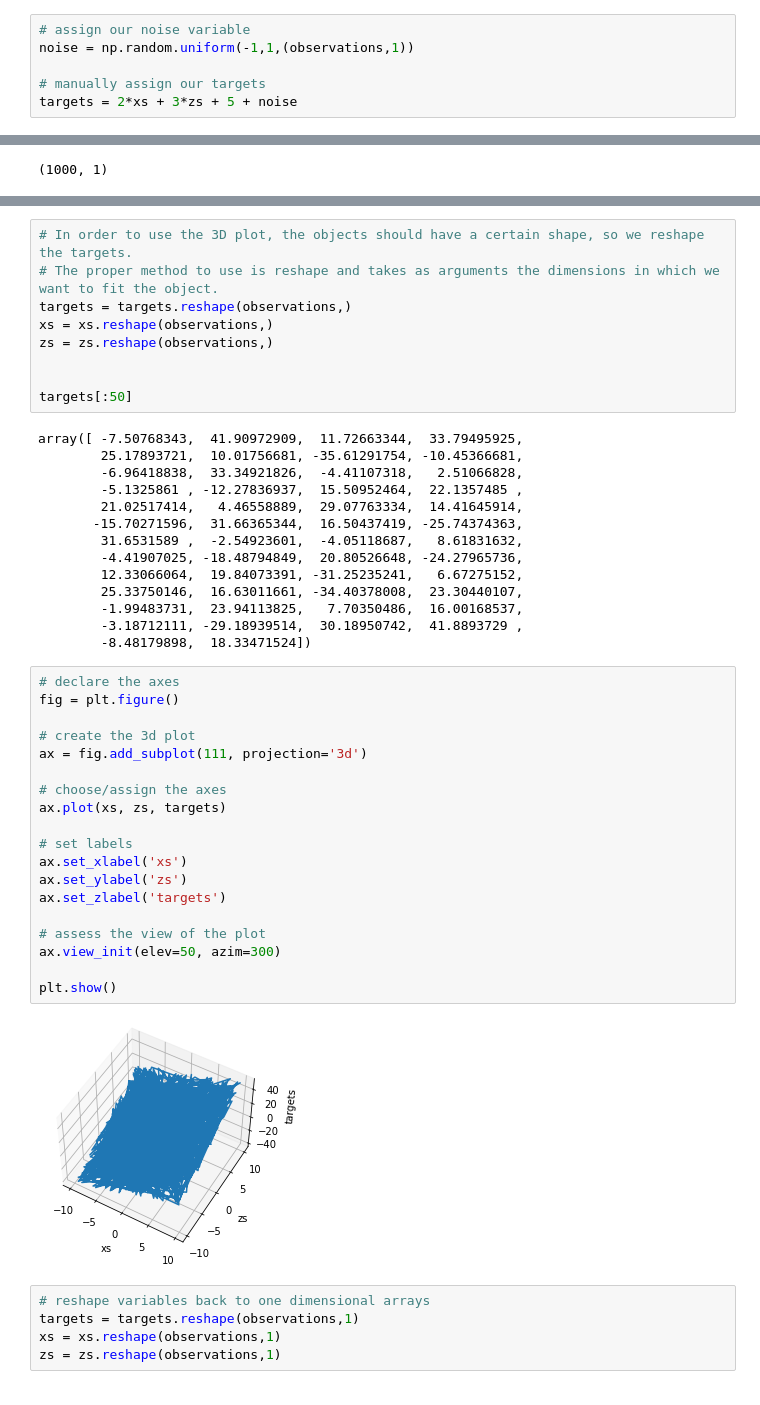
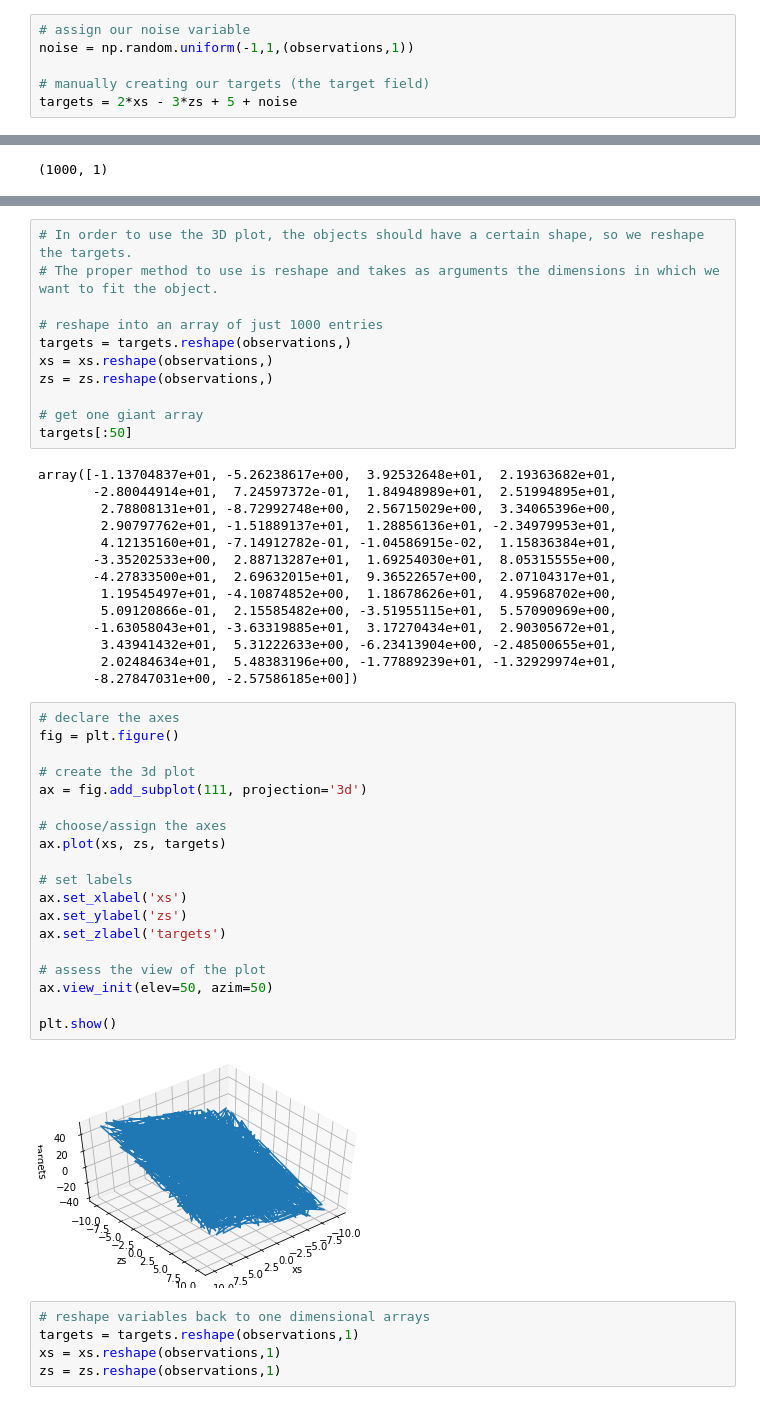
Before and after one commit to DesireeMcElroy/tensorflow-practice, a Jupyter notebook: basic_neural_network_example.ipynb, the cells around one changed output, grey strips where cells are left out. Drawn from its saved outputs; the diff is of its cells as text.

```diff
--- a/basic_neural_network_example.ipynb
+++ b/basic_neural_network_example.ipynb
@@ -49,8 +49,8 @@ Create our own linear equation to assess whether the model learns the correct eq
 # assign our noise variable
 noise = np.random.uniform(-1,1,(observations,1))
 
-# manually assign our targets
-targets = 2*xs + 3*zs + 5 + noise
+# manually creating our targets (the target field)
+targets = 2*xs - 3*zs + 5 + noise
 # %%
 targets.shape
 # %% [output]
@@ -66,47 +68,49 @@ array([[-7.50768343],
 # %%
 # In order to use the 3D plot, the objects should have a certain shape, so we reshape the targets.
 # The proper method to use is reshape and takes as arguments the dimensions in which we want to fit the object.
+
+# reshape into an array of just 1000 entries
 targets = targets.reshape(observations,)
 xs = xs.reshape(observations,)
 zs = zs.reshape(observations,)
 
-
+# get one giant array
 targets[:50]
 # %% [output]
-array([ -7.50768343,  41.90972909,  11.72663344,  33.79495925,
-        25.17893721,  10.01756681, -35.61291754, -10.45366681,
-        -6.96418838,  33.34921826,  -4.41107318,   2.51066828,
-        -5.1325861 , -12.27836937,  15.50952464,  22.1357485 ,
-        21.02517414,   4.46558889,  29.07763334,  14.41645914,
-       -15.70271596,  31.66365344,  16.50437419, -25.74374363,
-        31.6531589 ,  -2.54923601,  -4.05118687,   8.61831632,
-        -4.41907025, -18.48794849,  20.80526648, -24.27965736,
-        12.33066064,  19.84073391, -31.25235241,   6.67275152,
-        25.33750146,  16.63011661, -34.40378008,  23.30440107,
-        -1.99483731,  23.94113825,   7.70350486,  16.00168537,
-        -3.18712111, -29.18939514,  30.18950742,  41.8893729 ,
-        -8.48179898,  18.33471524])
+array([-1.13704837e+01, -5.26238617e+00,  3.92532648e+01,  2.19363682e+01,
+       -2.80044914e+01,  7.24597372e-01,  1.84948989e+01,  2.51994895e+01,
+        2.78808131e+01, -8.72992748e+00,  2.56715029e+00,  3.34065396e+00,
+        2.90797762e+01, -1.51889137e+01,  1.28856136e+01, -2.34979953e+01,
+        4.12135160e+01, -7.14912782e-01, -1.04586915e-02,  1.15836384e+01,
+       -3.35202533e+00,  2.88713287e+01,  1.69254030e+01,  8.05315555e+00,
+       -4.27833500e+01,  2.69632015e+01,  9.36522657e+00,  2.07104317e+01,
+        1.19545497e+01, -4.10874852e+00,  1.18678626e+01,  4.95968702e+00,
+        5.09120866e-01,  2.15585482e+00, -3.51955115e+01,  5.57090969e+00,
+       -1.63058043e+01, -3.63319885e+01,  3.17270434e+01,  2.90305672e+01,
+        3.43941432e+01,  5.31222633e+00, -6.23413904e+00, -2.48500655e+01,
+        2.02484634e+01,  5.48383196e+00, -1.77889239e+01, -1.32929974e+01,
+       -8.27847031e+00, -2.57586185e+00])
 # %%
 # declare the axes
 fig = plt.figure()
 
 # create the 3d plot
 ax = fig.add_subplot(111, projection='3d')
 
 # choose/assign the axes
 ax.plot(xs, zs, targets)
 
 # set labels
 ax.set_xlabel('xs')
 ax.set_ylabel('zs')
 ax.set_zlabel('targets')
 
 # assess the view of the plot
-ax.view_init(elev=50, azim=300)
+ax.view_init(elev=50, azim=50)
 
 plt.show()
 # %% [output]
-[figure, old version]
+[figure, new version]
 # %%
 # reshape variables back to one dimensional arrays
 targets = targets.reshape(observations,1)
```
Also changed, not shown: parts of 14 cells of this notebook.
